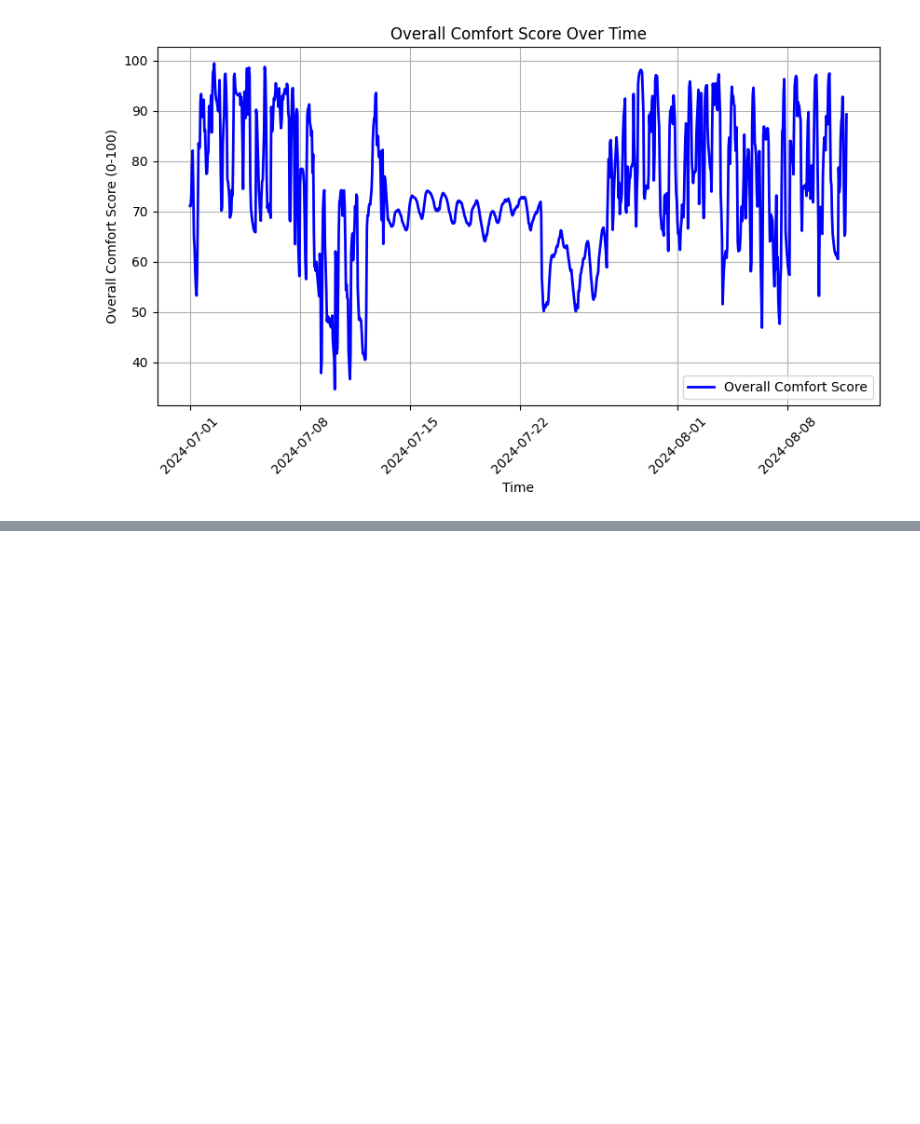
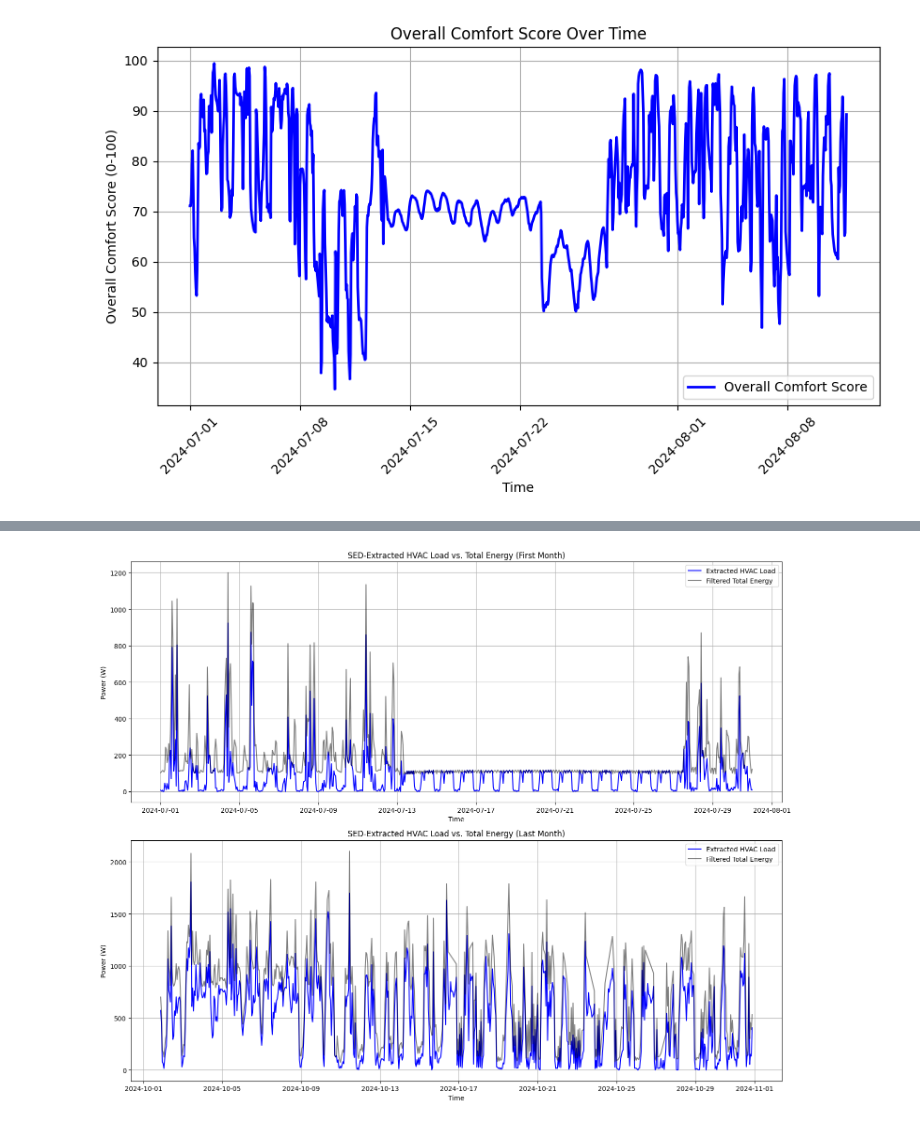
Before and after one commit to Kperis/Thesis_NILM, a Jupyter notebook: create_comfort_metric.ipynb, the cells around one changed output, grey strips where cells are left out. Drawn from its saved outputs; the diff is of its cells as text; code cells hidden in the pictures; blank space fills up the shorter version.

```diff
--- a/create_comfort_metric.ipynb
+++ b/create_comfort_metric.ipynb
@@ -145,0 +486,72 @@ for df in dfs:
+# %%
+import pandas as pd
+import numpy as np
+import matplotlib.pyplot as plt
+from scipy.optimize import curve_fit
+
+df = dfs[3].copy()
+df['timestamp'] = pd.to_datetime(df['timestamp'])
+df.set_index('timestamp', inplace=True)
+
+def detect_large_loads(df, rise_threshold=500, drop_threshold=500, duration=2):
+    df['load_change'] = df['total_energy'].diff().abs()
+    df['is_large_load'] = (df['load_change'] > rise_threshold) & (df['load_change'].shift(-duration) > drop_threshold)
+    df['filtered_energy'] = np.where(df['is_large_load'], np.nan, df['total_energy'])
+    df['filtered_energy'].interpolate(inplace=True)
+    return df
+
+df = detect_large_loads(df)
+
+mild_threshold_low = 20
+mild_threshold_high = 25
+
+df['day_type'] = 'mild'
+df.loc[df['T_out [°C]'] < mild_threshold_low, 'day_type'] = 'cold'
+df.loc[df['T_out [°C]'] > mild_threshold_high, 'day_type'] = 'hot'
+
+df_filtered = df.loc[~((df.index >= '2024-07-13') & (df.index <= '2024-07-28'))]
+
+df_filtered['hour'] = df_filtered.index.hour
+df['hour'] = df.index.hour
+
+
+mild_avg = df_filtered[df_filtered['day_type'] == 'mild'].groupby('hour')['filtered_energy'].median()
+hot_avg = df_filtered[df_filtered['day_type'] == 'hot'].groupby('hour')['filtered_energy'].median()
+cold_avg = df_filtered[df_filtered['day_type'] == 'cold'].groupby('hour')['filtered_energy'].median()
+
+
+df['mild_avg'] = df['hour'].map(mild_avg)
+df['hot_avg'] = df['hour'].map(hot_avg)
+df['cold_avg'] = df['hour'].map(cold_avg)
+
+
+df['HVAC_cooling'] = np.maximum(0, df['filtered_energy'] - df['mild_avg'])
+df['HVAC_heating'] = np.maximum(0, df['mild_avg'] - df['filtered_energy'])
+
+df['HVAC_total'] = df['HVAC_cooling'] + df['HVAC_heating']
+
+df['HVAC_total'] = np.minimum(df['HVAC_total'], df['filtered_energy'])
+
+fig, axes = plt.subplots(2, 1, figsize=(15,12))
+
+first_month = df.loc[df.index.min():df.index.min() + pd.DateOffset(days=30)]
+axes[0].plot(first_month.index, first_month['HVAC_total'], label='Extracted HVAC Load', color='blue')
+axes[0].plot(first_month.index, first_month['filtered_energy'], label='Filtered Total Energy', color='black', alpha=0.5)
+axes[0].set_xlabel('Time')
+axes[0].set_ylabel('Power (W)')
+axes[0].legend()
+axes[0].set_title('SED-Extracted HVAC Load vs. Total Energy (First Month)')
+axes[0].grid()
+
+last_month = df.loc[df.index.max() - pd.DateOffset(days=30):df.index.max()]
+axes[1].plot(last_month.index, last_month['HVAC_total'], label='Extracted HVAC Load', color='blue')
+axes[1].plot(last_month.index, last_month['filtered_energy'], label='Filtered Total Energy', color='black', alpha=0.5)
+axes[1].set_xlabel('Time')
+axes[1].set_ylabel('Power (W)')
+axes[1].legend()
+axes[1].set_title('SED-Extracted HVAC Load vs. Total Energy (Last Month)')
+axes[1].grid()
+
+plt.tight_layout()
+plt.show()
+# %% [output]
@@ -145,0 +569 @@ for df in dfs:
+[figure, added]
```
Also changed, not shown: parts of 8 cells of this notebook.
